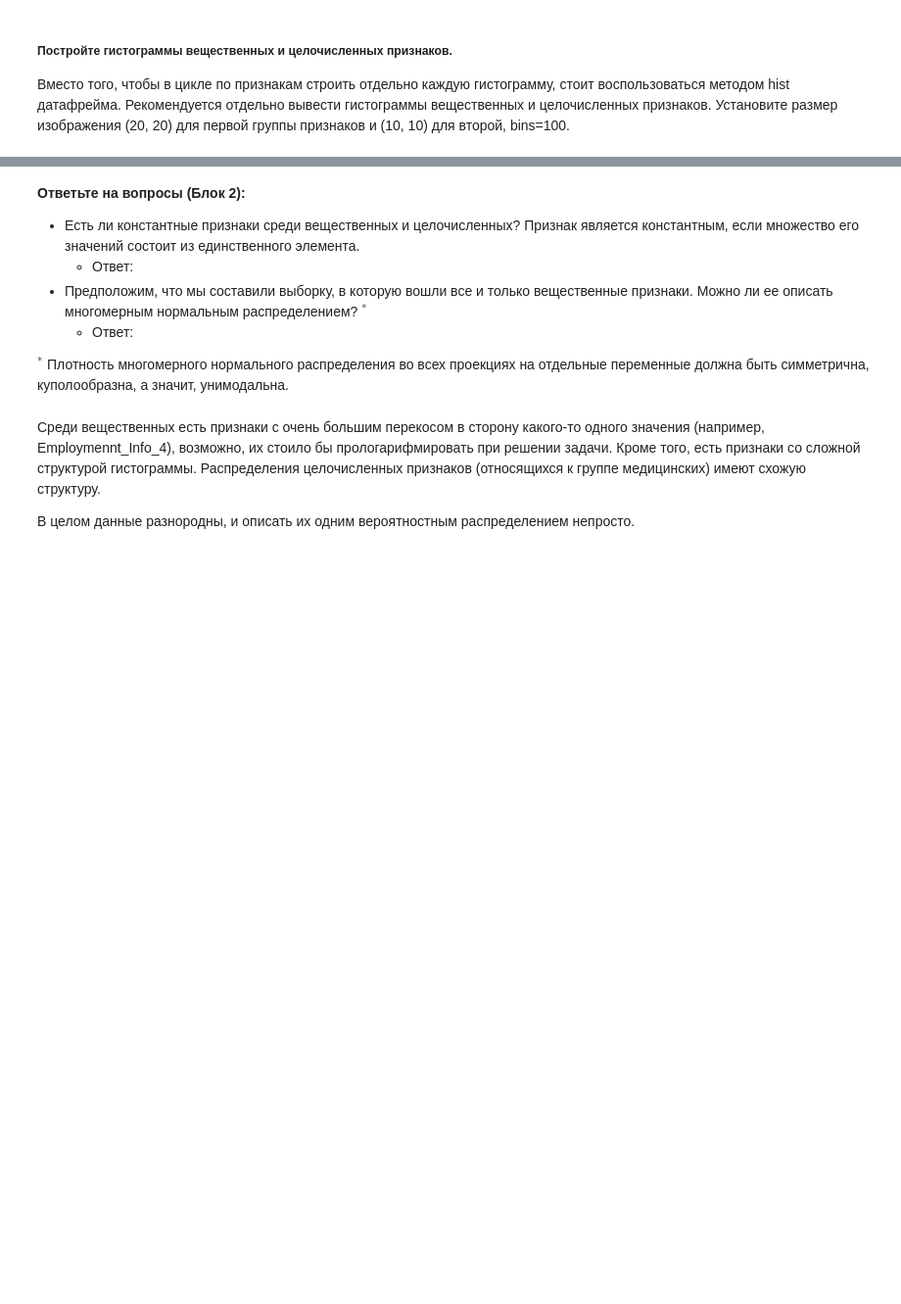
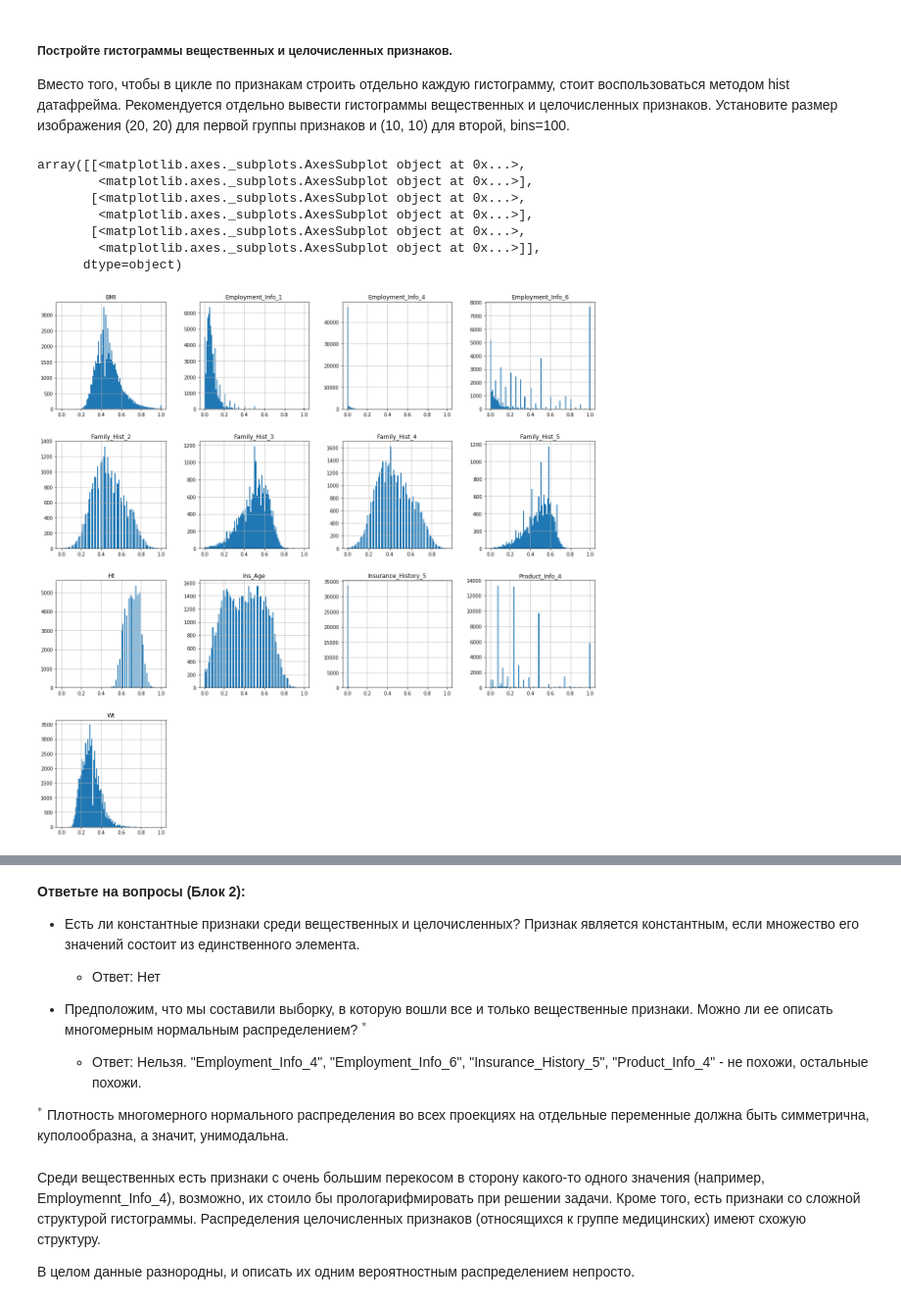
Before and after one commit to AndreyEzhov/coursera_ML, a Jupyter notebook: Step3/Week3/VisualizationPeerReview.ipynb, the cells around one changed output, grey strips where cells are left out. Shown at 98% size. Saved outputs shown, nothing was run; the diff lists cells and outputs as text; code cells hidden in the pictures; blank space fills up the shorter version.

```diff
--- a/Step3/Week3/VisualizationPeerReview.ipynb
+++ b/Step3/Week3/VisualizationPeerReview.ipynb
@@ -110,0 +111,15 @@ $^*$ Будем считать, что масштаб двух признако
+# %%
+# Код 1. Постройте гистограммы.
+data[real_features].hist(figsize=(20, 20), bins=100)
+
+
+data[discrete_features].hist(figsize=(10, 10), bins=100)
+# %% [output]
+array([[<matplotlib.axes._subplots.AxesSubplot object at 0x...>,
+        <matplotlib.axes._subplots.AxesSubplot object at 0x...>],
+       [<matplotlib.axes._subplots.AxesSubplot object at 0x...>,
+        <matplotlib.axes._subplots.AxesSubplot object at 0x...>],
+       [<matplotlib.axes._subplots.AxesSubplot object at 0x...>,
+        <matplotlib.axes._subplots.AxesSubplot object at 0x...>]],
+      dtype=object)
+[figure, added]
@@ -111,9 +127,10 @@ $^*$ Будем считать, что масштаб двух признако
 # %% [markdown]
 __Ответьте на вопросы (Блок 2):__
 * Есть ли константные признаки среди вещественных и целочисленных? Признак является константным, если множество его значений состоит из единственного элемента.
-    * Ответ:
+    * Ответ: Нет
+
 * Предположим, что мы составили выборку, в которую вошли все и только вещественные признаки. Можно ли ее описать многомерным нормальным распределением? $^*$
-    * Ответ:
+    * Ответ: Нельзя. "Employment_Info_4", "Employment_Info_6", "Insurance_History_5", "Product_Info_4" - не похожи, остальные похожи.
 
 $^*$
 Плотность многомерного нормального распределения во всех проекциях на отдельные переменные должна быть симметрична, куполообразна, а значит, унимодальна.
```
Also changed, not shown: parts of 10 cells of this notebook, 1 other file.
